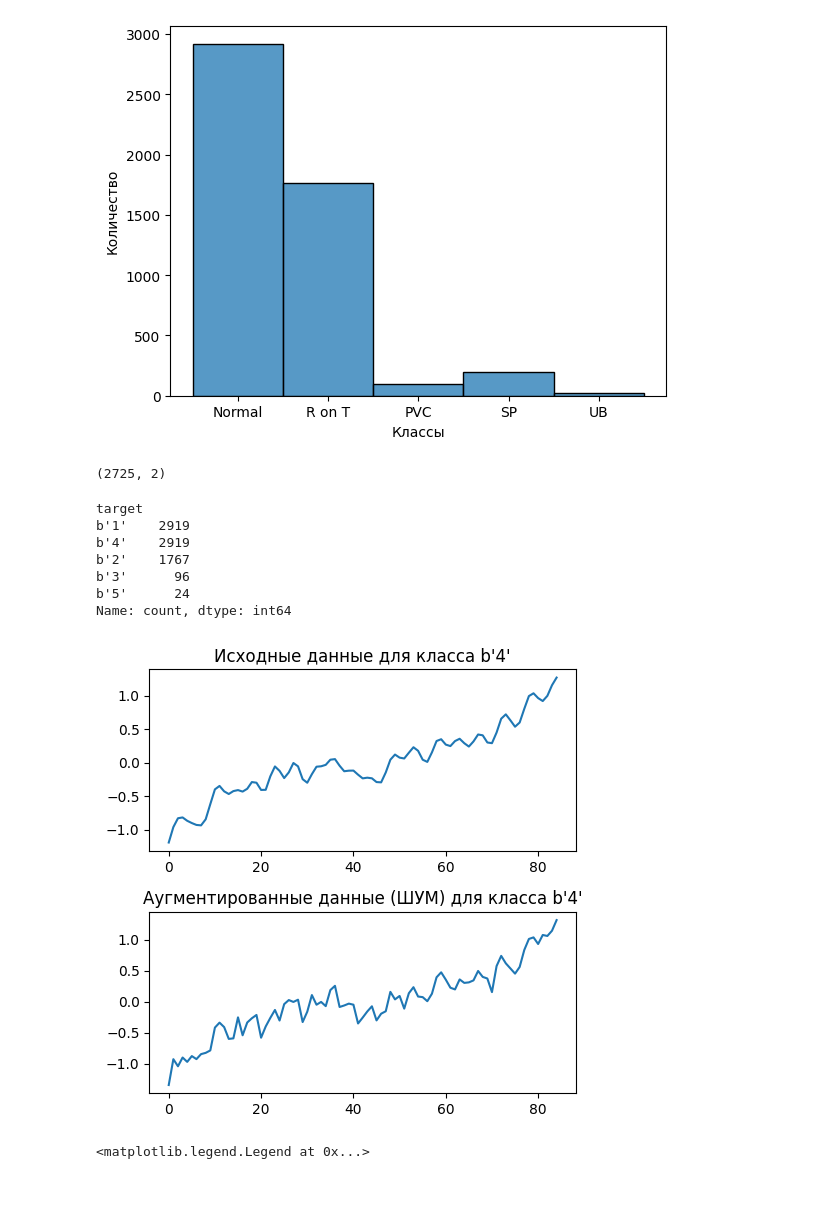
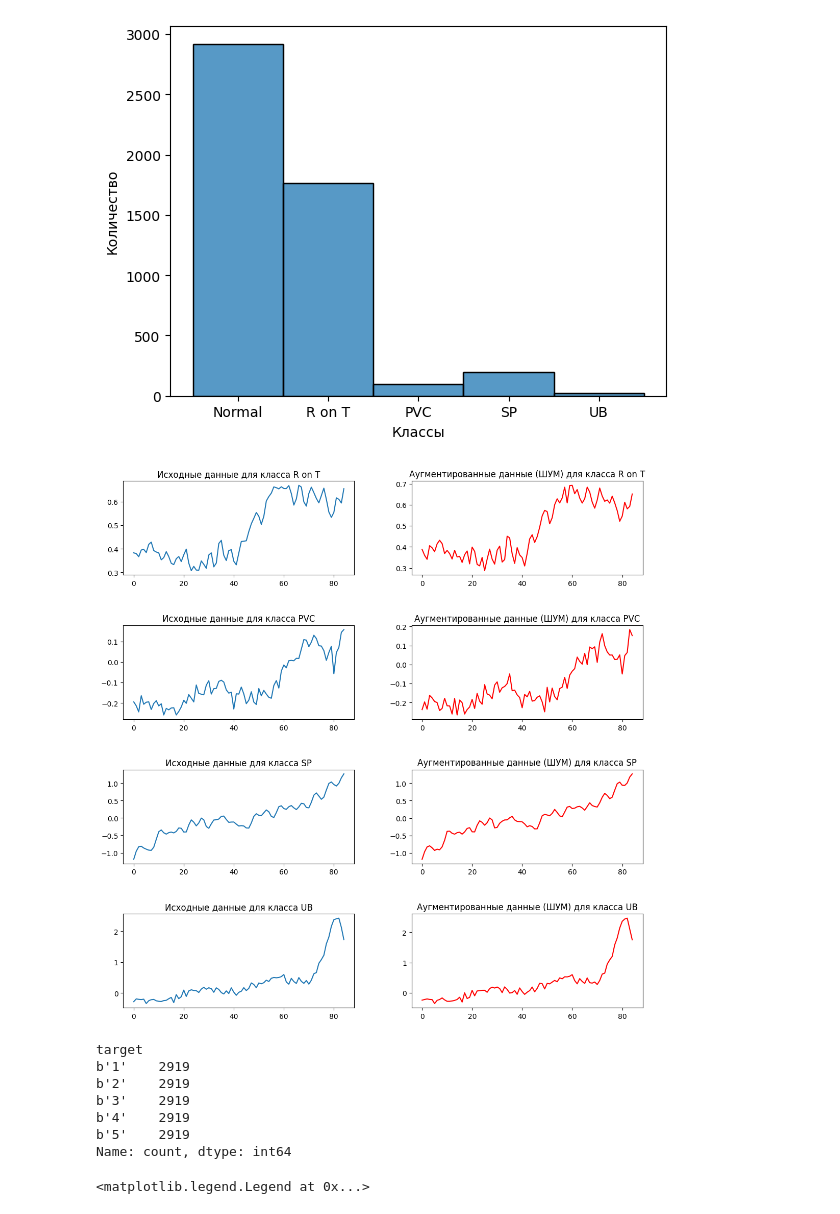
Before and after one commit to GoreevArtem/ecg, a Jupyter notebook: ECG 5000.ipynb, the cells around one changed output. Drawn from its saved outputs; the diff is of its cells as text; code cells hidden in the pictures.

Commit message:
добавил вывод граков каждого аугментированного класса

```diff
--- a/ECG 5000.ipynb
+++ b/ECG 5000.ipynb
@@ -117,60 +117,50 @@ def augment_data_for_class(df, target_class, desired_rows, noise_level=0.05):
     # Объединить данные определенного класса с зашумленными данными
     result_df = pd.concat([class_data, noise_df], ignore_index=True)
 
-    # Ограничить количество строк в DataFrame до желаемого размера
-    result_df = result_df.head(desired_rows)
-
     return result_df
 # %%
-# Пример использования:
-# Предполагается, что у вас есть DataFrame с именем df и столбцами 'target' и 'data'
-
-# Задать класс, для которого проводится аугментация
-target_class = b'4'
-
 class_counts = df['target'].value_counts()
-
-shift = class_counts.get(target_class, 0)
-
-# Задать желаемое количество строк в результирующей таблице
-desired_rows = abs(class_counts.get(b'1', 0) - shift)
+normal_class_counts = class_counts.get(b'1', 0)
 
 # Задать уровень шума для добавления
-noise_level = 0.1
+noise_level = 0.02
 
-# Создать таблицу заданного размера, состоящую из данных определенного класса и зашумленных данных
-augmented_df = augment_data_for_class(df, target_class, desired_rows, noise_level)
+res = df[df['target'] == b"1"]
 
-# Вывести первые несколько строк результирующего DataFrame для проверки
-print(augmented_df.shape)
-augmented_df.head()
+fig, axs = plt.subplots(4, 2, figsize=(12, 12))
+fig.tight_layout(pad=5.0)
 
-res = pd.concat([df, augmented_df], ignore_index=True).sort_values(by='target')
+for idx, target_class in enumerate(range(2, 6)):
+    target_class = str(target_class).encode()
+    shift = class_counts.get(target_class, 0)
+    desired_rows = abs(normal_class_counts - shift)
+
+    augmented_df = augment_data_for_class(df, target_class, desired_rows, noise_level)
+
+    res = pd.concat([res, augmented_df], ignore_index=True)
+
+    # Определить позицию subplot
+    row, col = idx, 0
+    axs[row, col].plot(df[df.target == target_class].data.iloc[0])
+    axs[row, col].set_title('Исходные данные для класса {}'.format(class_names[int(target_class)-1]))
+
+    row, col = idx, 1
+    axs[row, col].plot(augmented_df.data.iloc[shift], color='red')
+    axs[row, col].set_title('Аугментированные данные (ШУМ) для класса {}'.format(class_names[int(target_class)-1]))
+
+plt.show()
+
+res = res.sort_values(by='target').reset_index(drop=True)
 res.target.value_counts()
 # %% [output]
+[figure, added]
-(2725, 2)
+target
+b'1'    2919
+b'2'    2919
+b'3'    2919
+b'4'    2919
+b'5'    2919
+Name: count, dtype: int64
-target
-b'1'    2919
-b'4'    2919
-b'2'    1767
-b'3'      96
-b'5'      24
-Name: count, dtype: int64
-# %%
-plt.figure(figsize=(5, 5))
-
-plt.subplot(2, 1, 1)  # Первый график
-plt.plot(df[df.target == target_class].data.iloc[0])
-plt.title('Исходные данные для класса {}'.format(target_class))
-
-plt.subplot(2, 1, 2)  # Второй график
-plt.plot(augmented_df.data[shift])
-plt.title('Аугментированные данные (ШУМ) для класса {}'.format(target_class))
-
-plt.tight_layout()
-plt.show()
-# %% [output]
-[figure, removed]
 # %%
 # Выбор уникальных строк по уникальным значениям в столбце 'столбец_1'
 unique_rows = df.drop_duplicates(subset=['target'])
```
